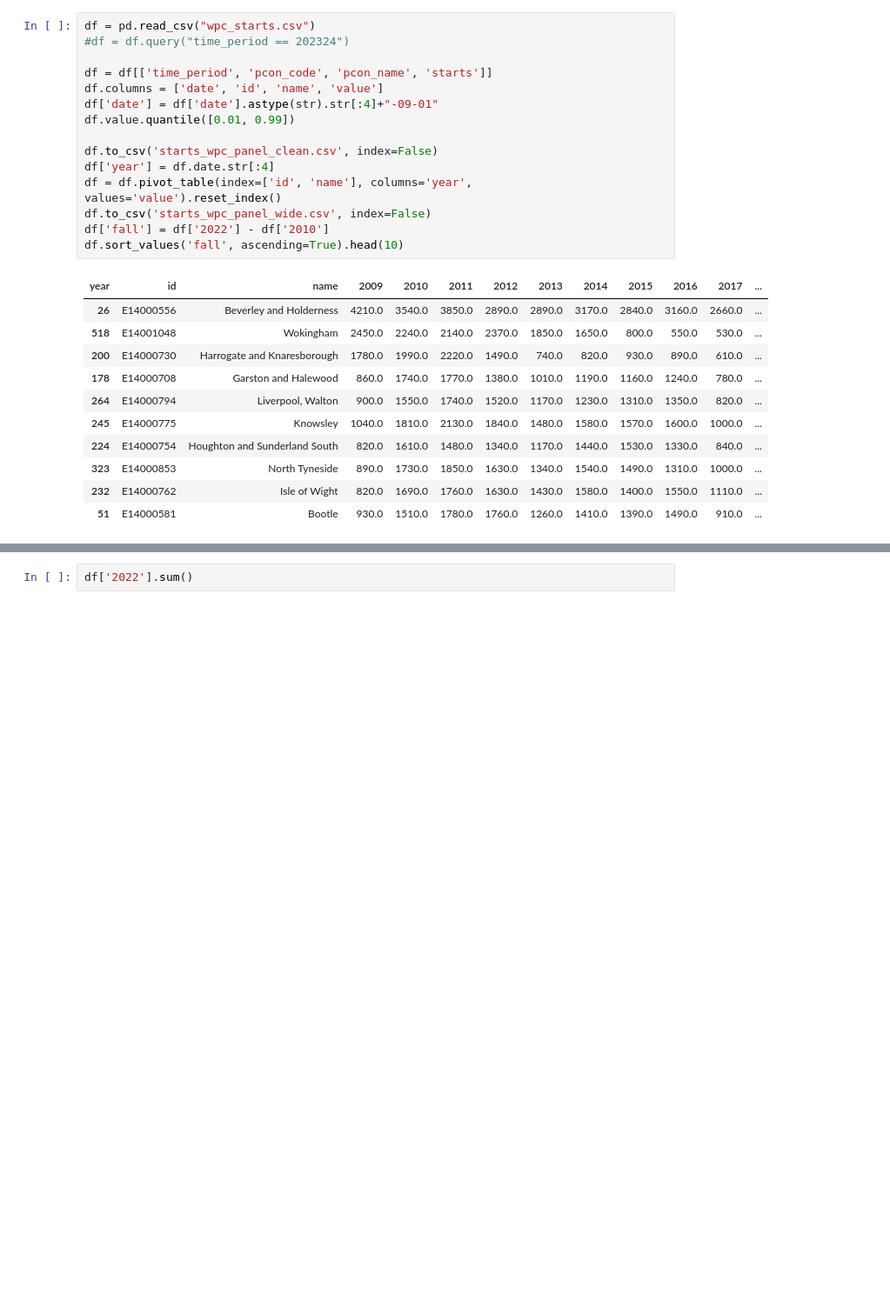
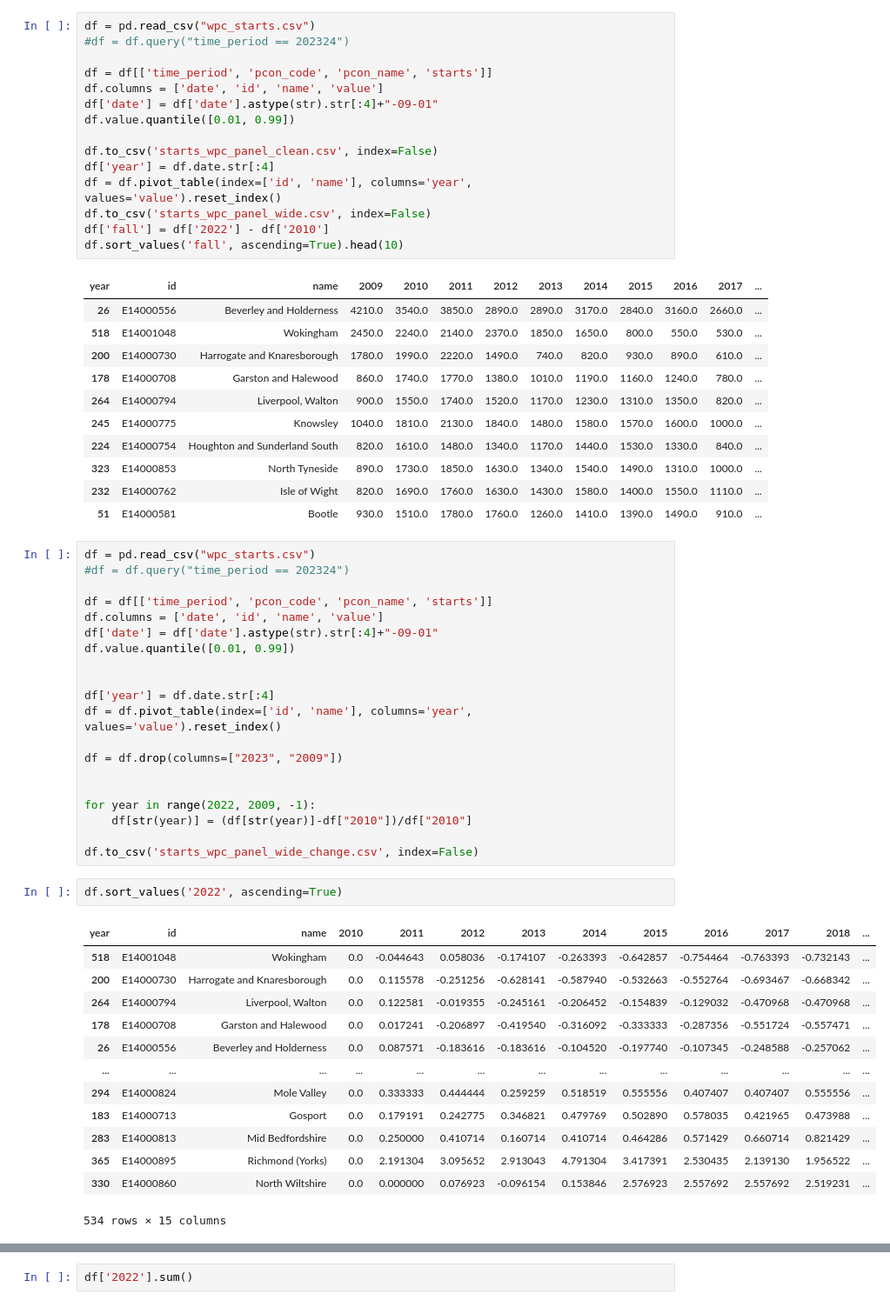
Before and after one commit to jhellingsdata/RADataHub, a Jupyter notebook: Article Charts/Apprentices/apprent.ipynb, the cells around one changed output, grey strips where cells are left out. Shown at 87% size. Drawn from its saved outputs; the diff is of its cells as text; blank space fills up the shorter version.

```diff
--- a/Article Charts/Apprentices/apprent.ipynb
+++ b/Article Charts/Apprentices/apprent.ipynb
@@ -128,3 +128,39 @@ df.sort_values('fall', ascending=True).head(10)
 | 323 | E14000853 | North Tyneside | 890.0 | 1730.0 | 1850.0 | 1630.0 | 1340.0 | 1540.0 | 1490.0 | 1310.0 | 1000.0 | ... |
 | 232 | E14000762 | Isle of Wight | 820.0 | 1690.0 | 1760.0 | 1630.0 | 1430.0 | 1580.0 | 1400.0 | 1550.0 | 1110.0 | ... |
 | 51 | E14000581 | Bootle | 930.0 | 1510.0 | 1780.0 | 1760.0 | 1260.0 | 1410.0 | 1390.0 | 1490.0 | 910.0 | ... |
+# %%
+df = pd.read_csv("wpc_starts.csv")
+#df = df.query("time_period == 202324")
+
+df = df[['time_period', 'pcon_code', 'pcon_name', 'starts']]
+df.columns = ['date', 'id', 'name', 'value']
+df['date'] = df['date'].astype(str).str[:4]+"-09-01"
+df.value.quantile([0.01, 0.99])
+
+
+df['year'] = df.date.str[:4]
+df = df.pivot_table(index=['id', 'name'], columns='year', values='value').reset_index()
+
+df = df.drop(columns=["2023", "2009"])
+
+
+for year in range(2022, 2009, -1):
+    df[str(year)] = (df[str(year)]-df["2010"])/df["2010"]
+
+df.to_csv('starts_wpc_panel_wide_change.csv', index=False)
+# %%
+df.sort_values('2022', ascending=True)
+# %% [output]
+| year | id | name | 2010 | 2011 | 2012 | 2013 | 2014 | 2015 | 2016 | 2017 | 2018 | ... |
+| 518 | E14001048 | Wokingham | 0.0 | -0.044643 | 0.058036 | -0.174107 | -0.263393 | -0.642857 | -0.754464 | -0.763393 | -0.732143 | ... |
+| 200 | E14000730 | Harrogate and Knaresborough | 0.0 | 0.115578 | -0.251256 | -0.628141 | -0.587940 | -0.532663 | -0.552764 | -0.693467 | -0.668342 | ... |
+| 264 | E14000794 | Liverpool, Walton | 0.0 | 0.122581 | -0.019355 | -0.245161 | -0.206452 | -0.154839 | -0.129032 | -0.470968 | -0.470968 | ... |
+| 178 | E14000708 | Garston and Halewood | 0.0 | 0.017241 | -0.206897 | -0.419540 | -0.316092 | -0.333333 | -0.287356 | -0.551724 | -0.557471 | ... |
+| 26 | E14000556 | Beverley and Holderness | 0.0 | 0.087571 | -0.183616 | -0.183616 | -0.104520 | -0.197740 | -0.107345 | -0.248588 | -0.257062 | ... |
+| ... | ... | ... | ... | ... | ... | ... | ... | ... | ... | ... | ... | ... |
+| 294 | E14000824 | Mole Valley | 0.0 | 0.333333 | 0.444444 | 0.259259 | 0.518519 | 0.555556 | 0.407407 | 0.407407 | 0.555556 | ... |
+| 183 | E14000713 | Gosport | 0.0 | 0.179191 | 0.242775 | 0.346821 | 0.479769 | 0.502890 | 0.578035 | 0.421965 | 0.473988 | ... |
+| 283 | E14000813 | Mid Bedfordshire | 0.0 | 0.250000 | 0.410714 | 0.160714 | 0.410714 | 0.464286 | 0.571429 | 0.660714 | 0.821429 | ... |
+| 365 | E14000895 | Richmond (Yorks) | 0.0 | 2.191304 | 3.095652 | 2.913043 | 4.791304 | 3.417391 | 2.530435 | 2.139130 | 1.956522 | ... |
+| 330 | E14000860 | North Wiltshire | 0.0 | 0.000000 | 0.076923 | -0.096154 | 0.153846 | 2.576923 | 2.557692 | 2.557692 | 2.519231 | ... |
+534 rows × 15 columns
```
Also changed, not shown: parts of 2 cells of this notebook, 31 other files.
